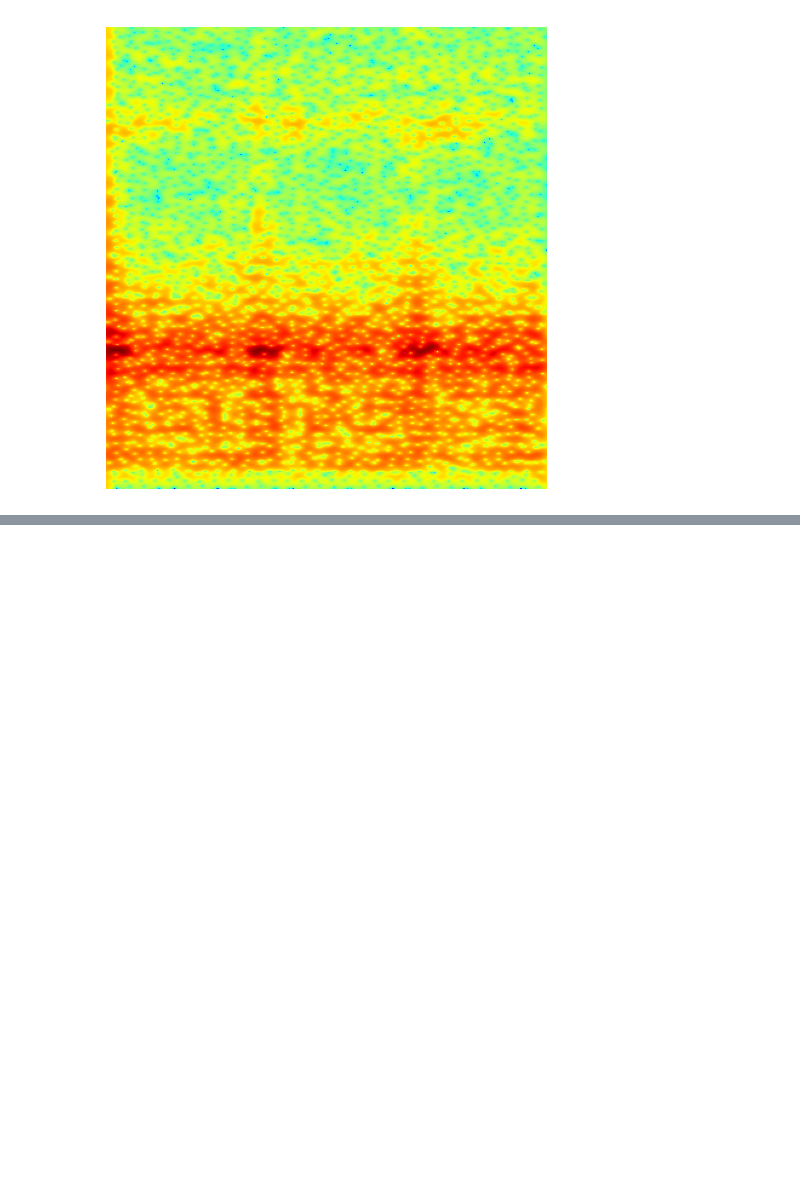
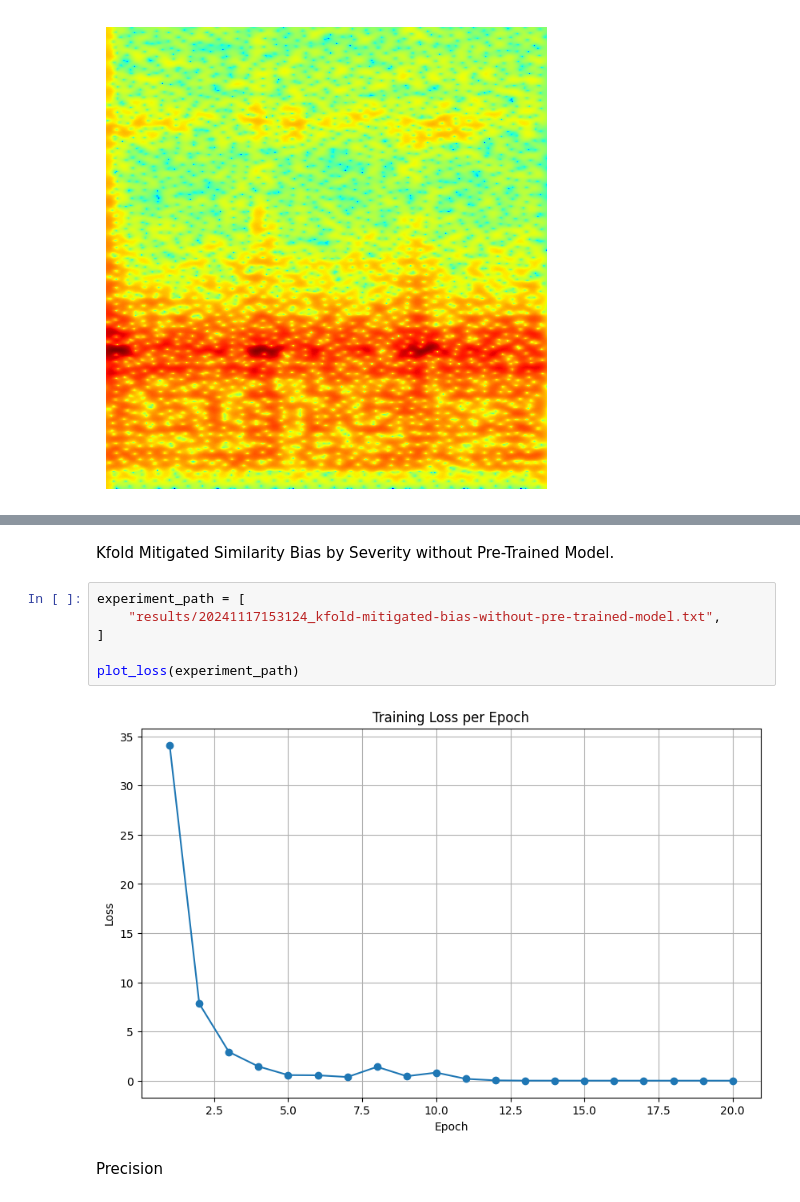
Before and after one commit to rochasantos/TransferLearn-CWRU, a Jupyter notebook: notebook_test.ipynb, the cells around one changed output, grey strips where cells are left out. Saved outputs shown, nothing was run; the diff lists cells and outputs as text; blank space fills up the shorter version.

```diff
--- a/notebook_test.ipynb
+++ b/notebook_test.ipynb
@@ -444,0 +535,12 @@ plt.gca().invert_yaxis()
+# %% [markdown]
+Kfold Mitigated Similarity Bias by Severity without Pre-Trained Model.
+# %%
+experiment_path = [
+    "results/20241117153124_kfold-mitigated-bias-without-pre-trained-model.txt",
+]
+
+plot_loss(experiment_path)
+# %% [output]
+[figure, added]
+# %% [markdown]
+Precision
```
Also changed, not shown: parts of 9 cells of this notebook, 28 other files.
